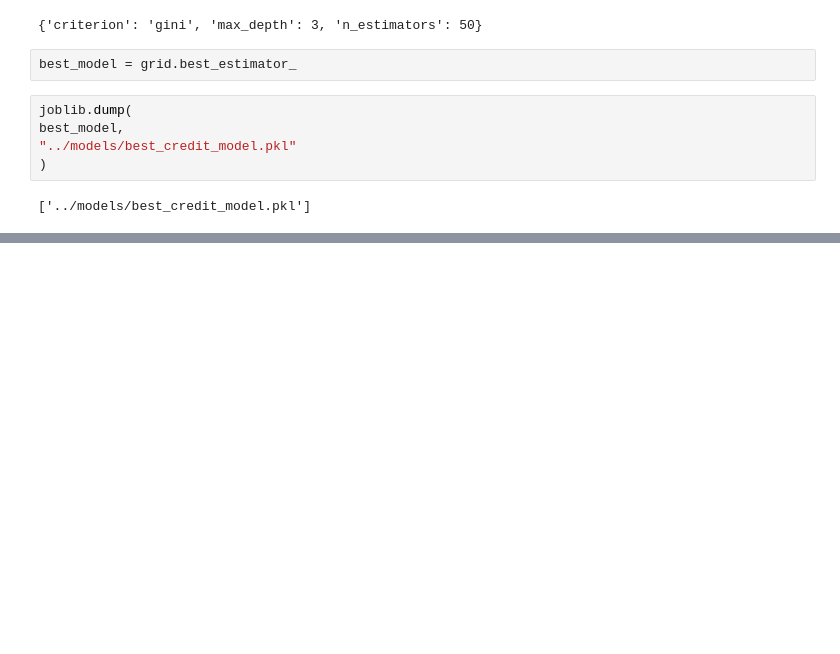
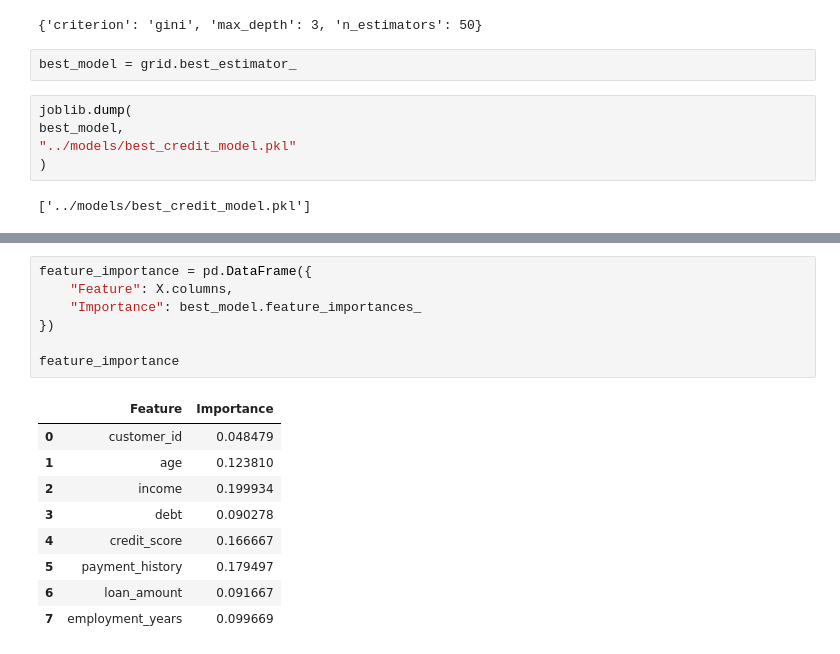
Before and after one commit to aadeshkhollam-hub/Creditworthiness---Prediction, a Jupyter notebook: notebooks/credit_prediction.ipynb, the cells around one changed output, grey strips where cells are left out. Saved outputs shown, nothing was run; the diff lists cells and outputs as text; blank space fills up the shorter version.

```diff
--- a/notebooks/credit_prediction.ipynb
+++ b/notebooks/credit_prediction.ipynb
@@ -889,0 +927,17 @@ best_model,
+# %%
+feature_importance = pd.DataFrame({
+    "Feature": X.columns,
+    "Importance": best_model.feature_importances_
+})
+
+feature_importance
+# %% [output]
+|  | Feature | Importance |
+| 0 | customer_id | 0.048479 |
+| 1 | age | 0.123810 |
+| 2 | income | 0.199934 |
+| 3 | debt | 0.090278 |
+| 4 | credit_score | 0.166667 |
+| 5 | payment_history | 0.179497 |
+| 6 | loan_amount | 0.091667 |
+| 7 | employment_years | 0.099669 |
```
Also changed, not shown: parts of 14 cells of this notebook.
